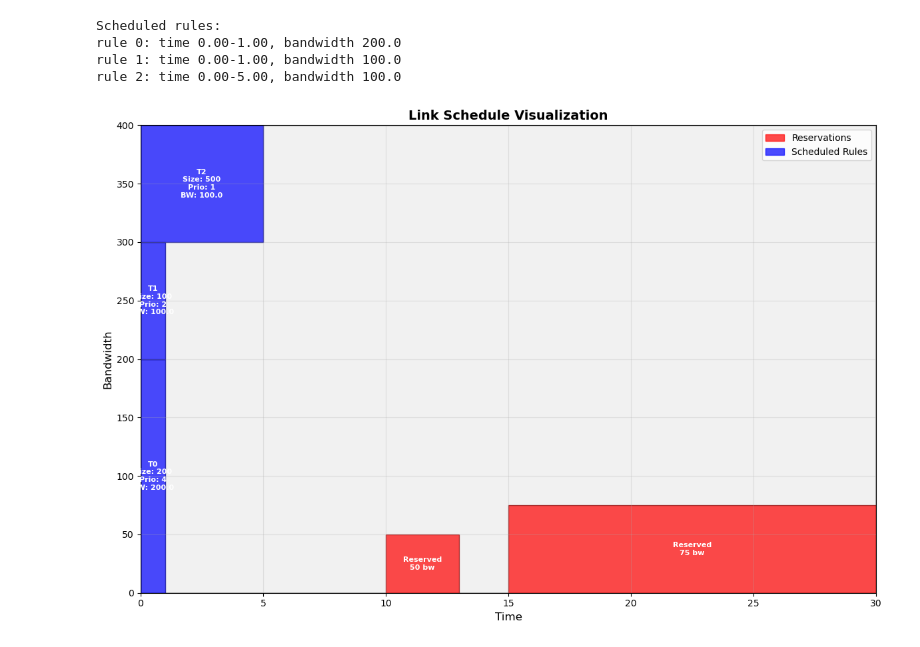
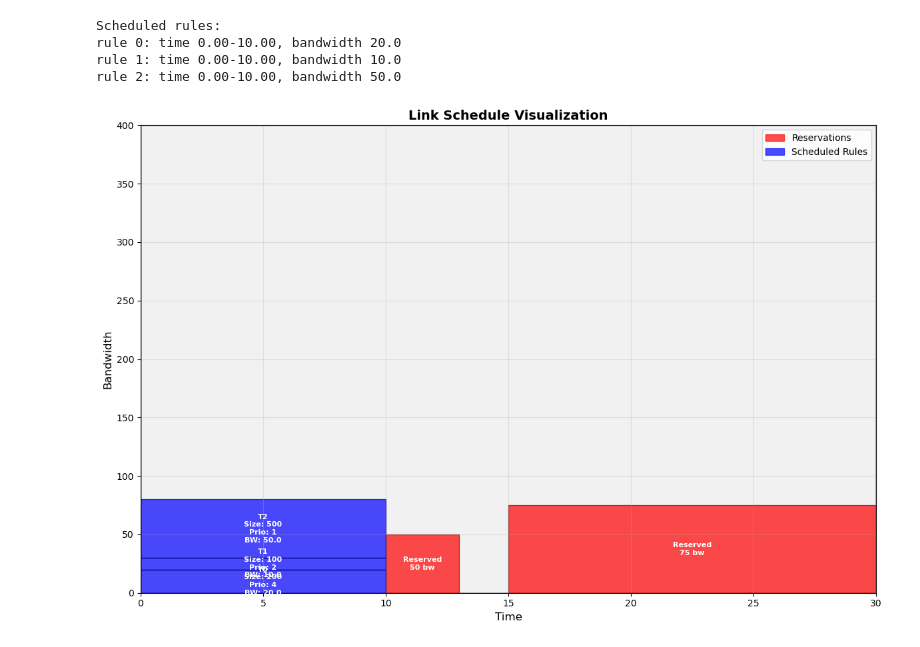
Before and after one commit to aashayarora/rucio-sense-dmm, a Jupyter notebook: sim/warehouse.ipynb, the cells around one changed output. Drawn from its saved outputs; the diff is of its cells as text; code cells hidden in the pictures.

```diff
--- a/sim/warehouse.ipynb
+++ b/sim/warehouse.ipynb
@@ -71,17 +71,22 @@ def visualize_link_schedule(rules, bandwidth, reservations, results):
 rules=[(200, 4), (100, 2), (500, 1)]
 bandwidth=400
 reservations=[(10, 13, 50), (15, 30, 75)]
-# %%
-results = schedule_rules(rules, bandwidth, reservations)
-
-print("Scheduled rules:")
-for result in results:
-    print(f"rule {result[0]}: time {result[1]:.2f}-{result[2]:.2f}, bandwidth {result[3]:.1f}")
-
-visualize_link_schedule(rules, bandwidth, reservations, results)
-# %% [output]
-Scheduled rules:
-rule 0: time 0.00-1.00, bandwidth 200.0
-rule 1: time 0.00-1.00, bandwidth 100.0
-rule 2: time 0.00-5.00, bandwidth 100.0
-[figure, removed]
+# %%
+USE_PRIO_FIRST = False
+# %%
+if USE_PRIO_FIRST:
+    results = schedule_rules(rules, bandwidth, reservations)
+else:
+    results = schedule_rules_with_slots(rules, bandwidth, reservations)
+
+print("Scheduled rules:")
+for result in results:
+    print(f"rule {result[0]}: time {result[1]:.2f}-{result[2]:.2f}, bandwidth {result[3]:.1f}")
+
+visualize_link_schedule(rules, bandwidth, reservations, results)
+# %% [output]
+Scheduled rules:
+rule 0: time 0.00-10.00, bandwidth 20.0
+rule 1: time 0.00-10.00, bandwidth 10.0
+rule 2: time 0.00-10.00, bandwidth 50.0
+[figure, added]
```
Also changed, not shown: parts of 1 cell of this notebook, 3 other files.
